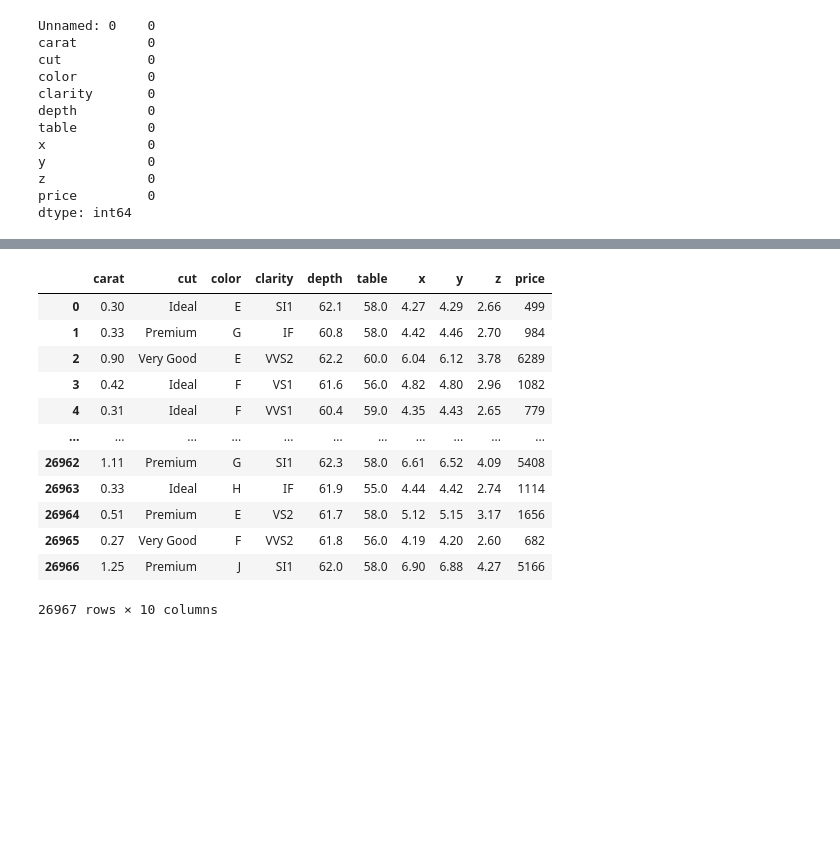
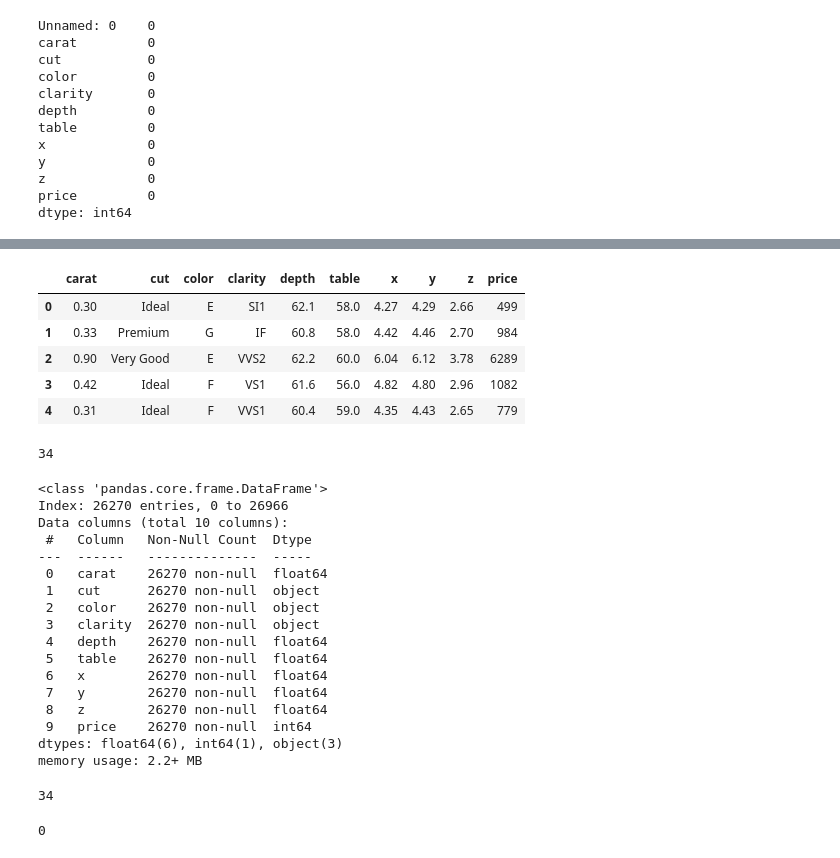
Before and after one commit to Abhishek1234567899/ML-PROJECT, a Jupyter notebook: notebooks/research.ipynb, the cells around one changed output, grey strips where cells are left out. Saved outputs shown, nothing was run; the diff lists cells and outputs as text; code cells hidden in the pictures; blank space fills up the shorter version.

```diff
--- a/notebooks/research.ipynb
+++ b/notebooks/research.ipynb
@@ -185,16 +220,38 @@ Index(['Unnamed: 0', 'carat', 'table', 'x', 'y', 'z', 'price'], dtype='object')
-# %%
-df.drop(labels=["Unnamed: 0"],axis=1)
-# %% [output]
-|  | carat | cut | color | clarity | depth | table | x | y | z | price |
-| 0 | 0.30 | Ideal | E | SI1 | 62.1 | 58.0 | 4.27 | 4.29 | 2.66 | 499 |
-| 1 | 0.33 | Premium | G | IF | 60.8 | 58.0 | 4.42 | 4.46 | 2.70 | 984 |
-| 2 | 0.90 | Very Good | E | VVS2 | 62.2 | 60.0 | 6.04 | 6.12 | 3.78 | 6289 |
-| 3 | 0.42 | Ideal | F | VS1 | 61.6 | 56.0 | 4.82 | 4.80 | 2.96 | 1082 |
-| 4 | 0.31 | Ideal | F | VVS1 | 60.4 | 59.0 | 4.35 | 4.43 | 2.65 | 779 |
-| ... | ... | ... | ... | ... | ... | ... | ... | ... | ... | ... |
-| 26962 | 1.11 | Premium | G | SI1 | 62.3 | 58.0 | 6.61 | 6.52 | 4.09 | 5408 |
-| 26963 | 0.33 | Ideal | H | IF | 61.9 | 55.0 | 4.44 | 4.42 | 2.74 | 1114 |
-| 26964 | 0.51 | Premium | E | VS2 | 61.7 | 58.0 | 5.12 | 5.15 | 3.17 | 1656 |
-| 26965 | 0.27 | Very Good | F | VVS2 | 61.8 | 56.0 | 4.19 | 4.20 | 2.60 | 682 |
-| 26966 | 1.25 | Premium | J | SI1 | 62.0 | 58.0 | 6.90 | 6.88 | 4.27 | 5166 |
-26967 rows × 10 columns
+# %%
+df.head()
+# %% [output]
+|  | carat | cut | color | clarity | depth | table | x | y | z | price |
+| 0 | 0.30 | Ideal | E | SI1 | 62.1 | 58.0 | 4.27 | 4.29 | 2.66 | 499 |
+| 1 | 0.33 | Premium | G | IF | 60.8 | 58.0 | 4.42 | 4.46 | 2.70 | 984 |
+| 2 | 0.90 | Very Good | E | VVS2 | 62.2 | 60.0 | 6.04 | 6.12 | 3.78 | 6289 |
+| 3 | 0.42 | Ideal | F | VS1 | 61.6 | 56.0 | 4.82 | 4.80 | 2.96 | 1082 |
+| 4 | 0.31 | Ideal | F | VVS1 | 60.4 | 59.0 | 4.35 | 4.43 | 2.65 | 779 |
+# %%
+# cheaking the duplicated value
+df.duplicated().sum()
+# %% [output]
+34
+# %%
+df.info()
+# %% [output]
+<class 'pandas.core.frame.DataFrame'>
+Index: 26270 entries, 0 to 26966
+Data columns (total 10 columns):
+ #   Column   Non-Null Count  Dtype
+---  ------   --------------  -----
+ 0   carat    26270 non-null  float64
+ 1   cut      26270 non-null  object
+ 2   color    26270 non-null  object
+ 3   clarity  26270 non-null  object
+ 4   depth    26270 non-null  float64
+ 5   table    26270 non-null  float64
+ 6   x        26270 non-null  float64
+ 7   y        26270 non-null  float64
+ 8   z        26270 non-null  float64
+ 9   price    26270 non-null  int64
+dtypes: float64(6), int64(1), object(3)
+memory usage: 2.2+ MB
+# %%
+df.duplicated().sum()
+# %% [output]
+34
@@ -200,0 +260,4 @@ df.drop(labels=["Unnamed: 0"],axis=1)
+# %%
+df.duplicated().sum()
+# %% [output]
+0
```
Also changed, not shown: parts of 23 cells of this notebook.
